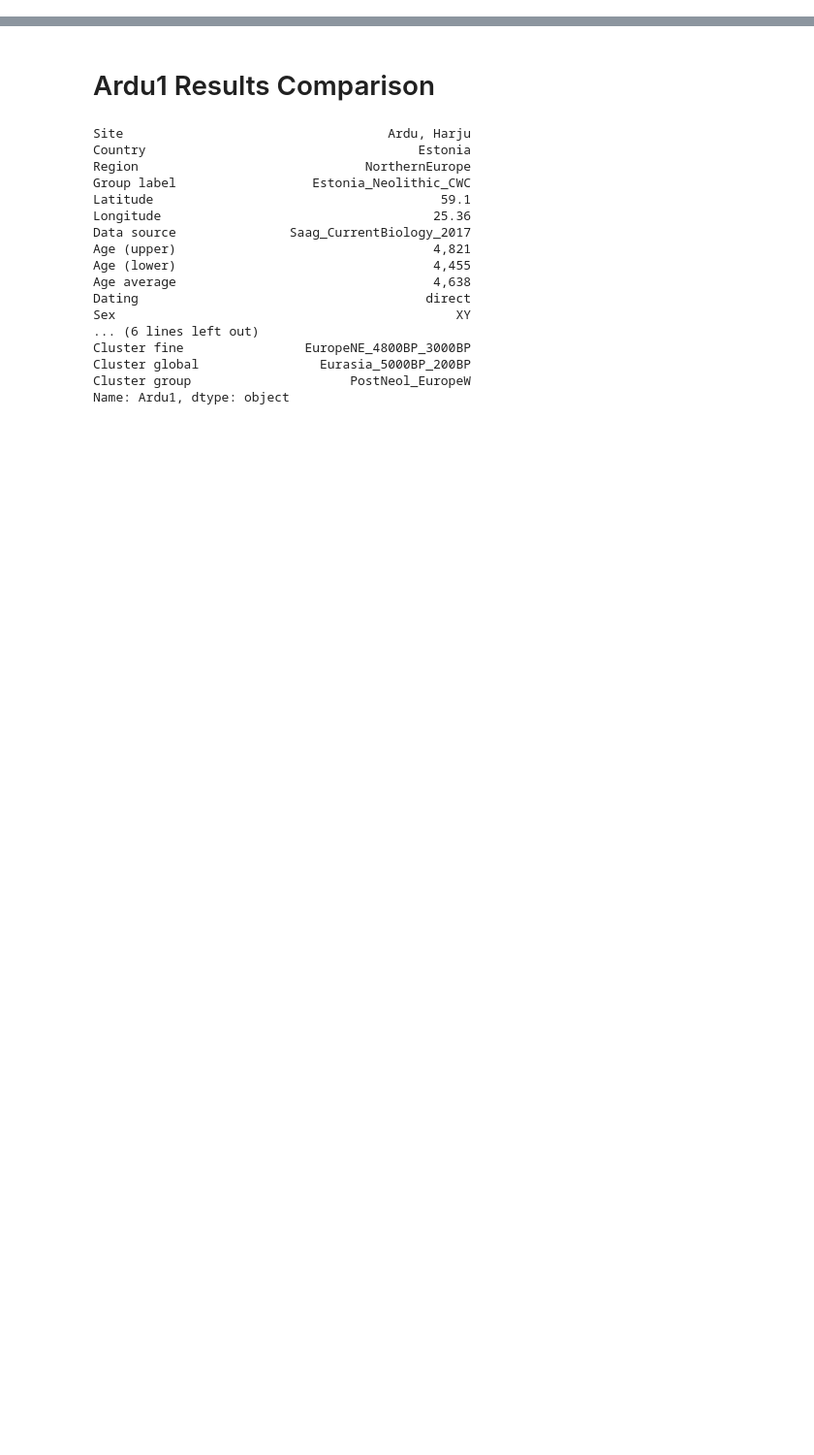
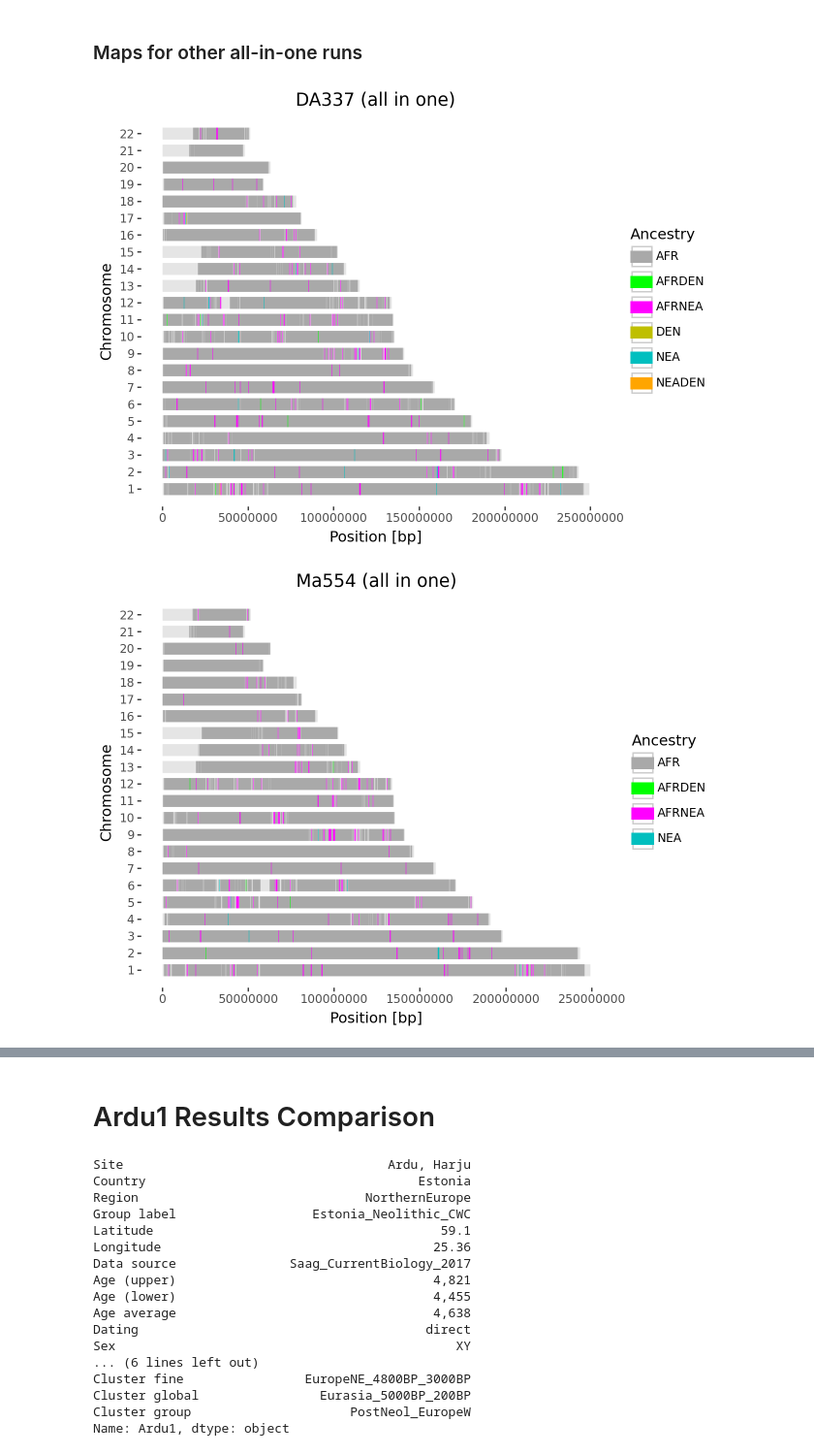
Before and after one commit to jedsurf/moorjani-rotation, a Jupyter notebook: notebooks/240930_admixfrog_pilot.ipynb, the cells around one changed output, grey strips where cells are left out. Shown at 97% size. Cells and saved outputs as stored; diff of their text form; code cells hidden in the pictures; blank space fills up the shorter version.

```diff
--- a/notebooks/240930_admixfrog_pilot.ipynb
+++ b/notebooks/240930_admixfrog_pilot.ipynb
@@ -6,10 +6,10 @@ import os
 from plotnine import *
 import sys
 sys.path.append("../src/")
-from src import *
+from src import legend_kwargs
 
-def read_sample_chroms(sample):
-    data_dir = f"../processed-data/admixfrog-allentoft/{sample}"
+def read_sample_chroms(sample, filter_df = True):
+    data_dir = f"../processed-data/pilot-admixfrog-allentoft/{sample}"
 
     singlechroms = []
     for i in range(1, 23):
@@ -21,7 +21,10 @@ def read_sample_chroms(sample):
             print(f"Sample {sample}: No result file for chrom {i}")
 
     df = pd.concat(singlechroms)
-    df = filter_output(df)
+    # Need to reset the index so each row has a unique idx
+    df.reset_index(drop=True, inplace=True)
+    if filter_df:
+        df = filter_output(df)
     return df
 
 def filter_output(df):
@@ -29,10 +32,10 @@ def filter_output(df):
     df = df.loc[df["type"] != "state"]
     # Remove any archaic calls that are shorter than 0.05 cM
     min_len = .05
-    df = df.drop(df.loc[(df['map_len']  < min_len) & (df['target'] != 'AFR')].index)
+    df = df.drop(df.loc[((df['map_len']  < min_len) & (df['target'] != 'AFR'))].index)
     return df
 
-def plot_introgression(sample, df=None, suffix = ""):
+def plot_introgression(sample, df=None, suffix = "", drop_afr=True):
     # Create a dataframe of chromosome lengths for plotting
     chrom_lens = {
         1 : 249_250_621,
@@ -66,17 +69,21 @@ def plot_introgression(sample, df=None, suffix = ""):
 
     # color map for plotting
     colormap = {
-        'AFR' : "lightgrey",
+        'AFR' : "darkgrey",
+        # 'AFR' : "lightgrey",
         'NEA' : "c",
         'DEN' : "y",
         'AFRNEA' : "magenta",
-        'AFRDEN' : "purple",
-        'NEADEN' : "green",
+        'AFRDEN' : "lime",
+        'NEADEN' : "orange",
     }
     if df is None:
         df = read_sample_chroms(sample)
     else:
         df = filter_output(df)
+    if drop_afr:
+        # Skip plotting AFR ancestry
+        df = df[df['target'] != "AFR"]
     p1 = (
         ggplot()
         + geom_segment(
@@ -86,7 +93,7 @@ def plot_introgression(sample, df=None, suffix = ""):
         + geom_segment(
             aes(x='pos', xend='pos_end', y='chrom', yend='chrom', color='target'),
             size=5,
-            data=df[df['target'] != "AFR"])
+            data=df)
         + scale_color_manual(values=colormap, na_value='grey')
         + scale_y_continuous(breaks=range(1, 23))
         + labs(x="Position [bp]", y="Chromosome", color="Ancestry", title=sample + suffix)
@@ -143,0 +173,15 @@ plot_introgression("Ardu2")
+# %% [markdown]
+### Maps for other all-in-one runs
+# %%
+plot_introgression("DA337",
+    df = pd.read_csv(f"../processed-data/pilot-admixfrog-allentoft/DA337/DA337.rle.xz"),
+    suffix=" (all in one)", drop_afr=False)
+plot_introgression("Ma554",
+    df = pd.read_csv(f"../processed-data/pilot-admixfrog-allentoft/Ma554/Ma554.rle.xz"),
+    suffix=" (all in one)", drop_afr=False)
+plot_introgression("La727",
+    df = pd.read_csv(f"../processed-data/pilot-admixfrog-allentoft/La727/La727.rle.xz"),
+    suffix=" (all in one)", drop_afr=False)
+# %% [output]
+[figure, added]
+[figure, added]
```
Also changed, not shown: parts of 9 cells of this notebook.
